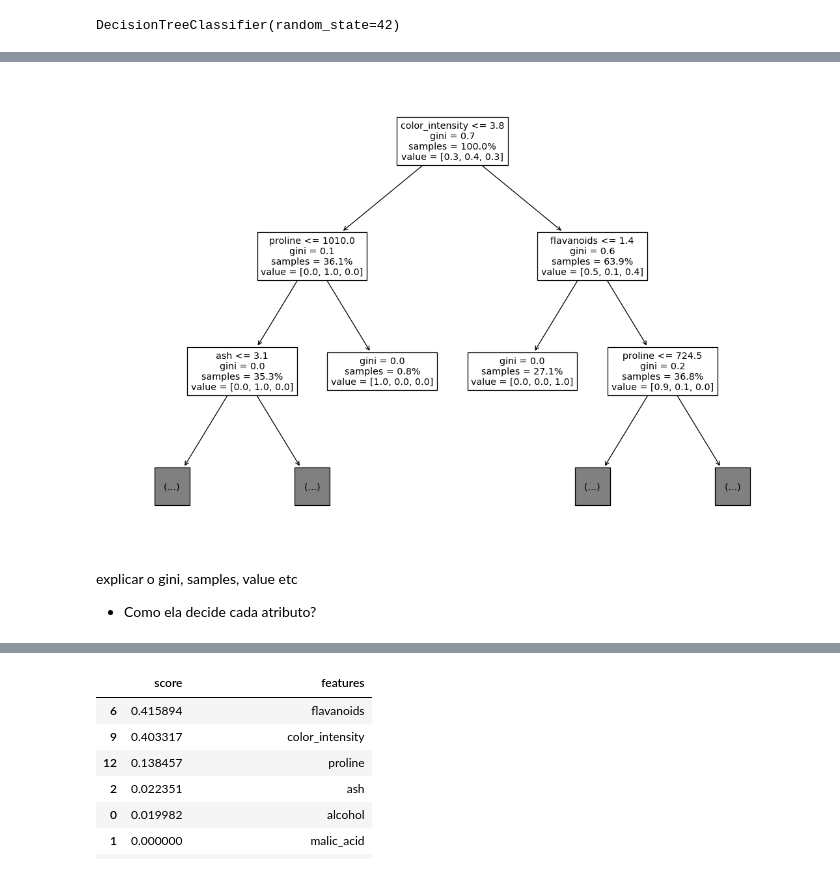
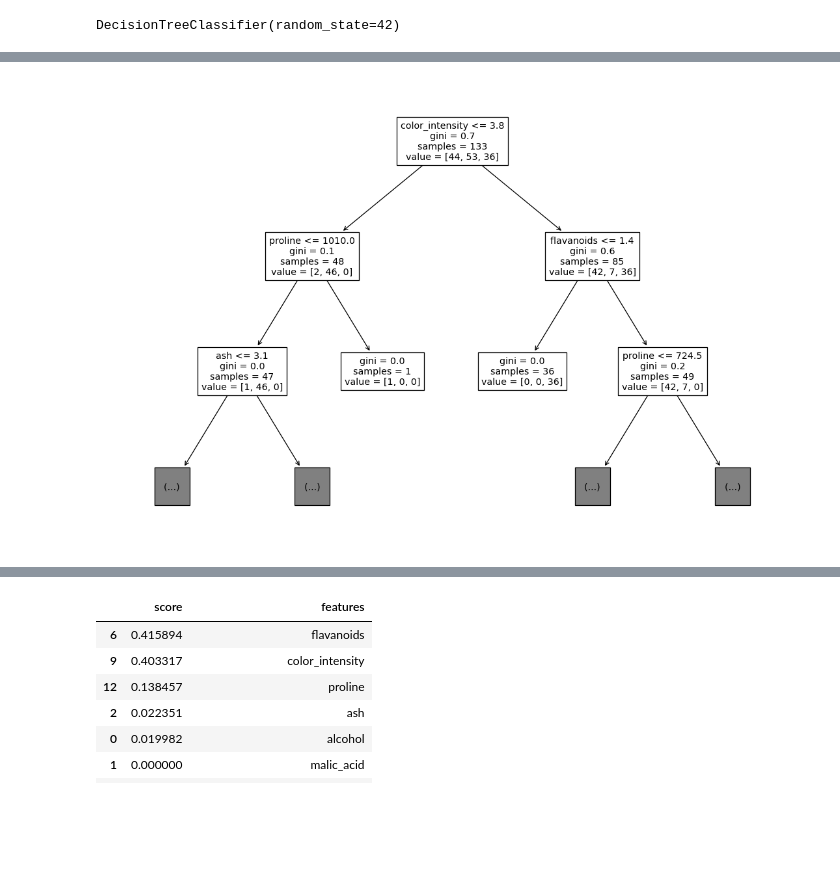
Before and after one commit to FerrazThales/Artigos, a Jupyter notebook: arvores_de_decisao.ipynb, the cells around one changed output, grey strips where cells are left out. Saved outputs shown, nothing was run; the diff lists cells and outputs as text; code cells hidden in the pictures; blank space fills up the shorter version.

```diff
--- a/arvores_de_decisao.ipynb
+++ b/arvores_de_decisao.ipynb
@@ -74,20 +87,18 @@ falar dos 3 pontos no final
 # %%
 # criando o fig e o axes
 fig, ax = plt.subplots(figsize=(12,8),dpi=92)
 
 #criando o plot
 plot_tree(tree, # a decision tree que será plotada
-          feature_names = x.columns, # trará o nome das features utilizadas na primeira linha de cada nó
+          feature_names = x_train.columns, # trará o nome das features utilizadas na primeira linha de cada nó
           ax=ax, # plotamos no axes criado do matplotlib
           precision=1, # precisão dos valores numéricos
-          max_depth=2, # <- escolhemos a profundidade da árvore
-          #proportion = True <- retorna a proporção dos valores das amostras
-          )
+          max_depth=2, #  escolhemos a profundidade da árvore
+          # proportion = True # retorna a proporção dos valores das amostras
+          #fontsize = 20 # mudar o tamanho da fonte
+        )
 
 #plotando o gráfico
 plt.tight_layout();
 # %% [output]
-[figure, old version]
+[figure, new version]
-# %% [markdown]
-explicar o gini, samples, value etc
-* Como ela decide cada atributo?
```
Also changed, not shown: parts of 21 cells of this notebook.
